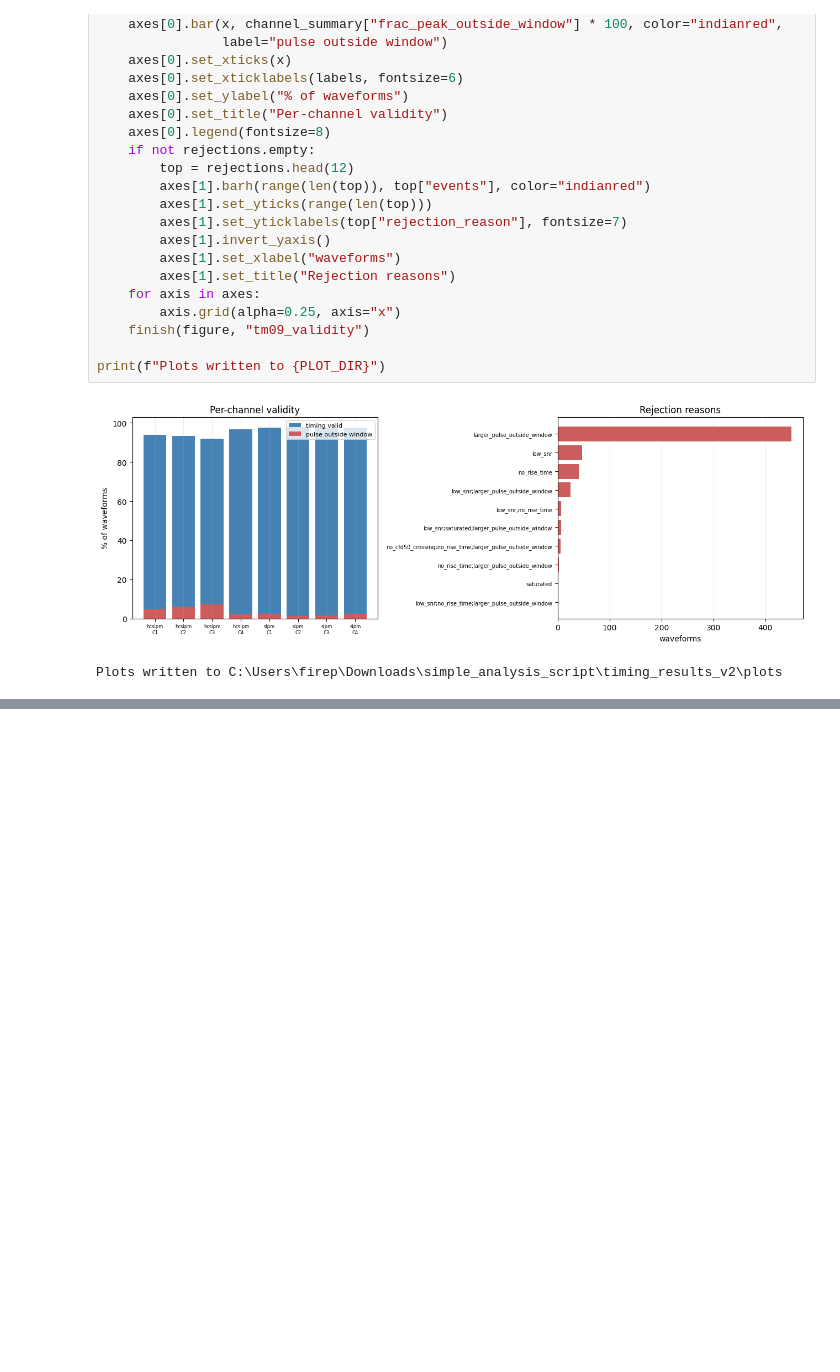
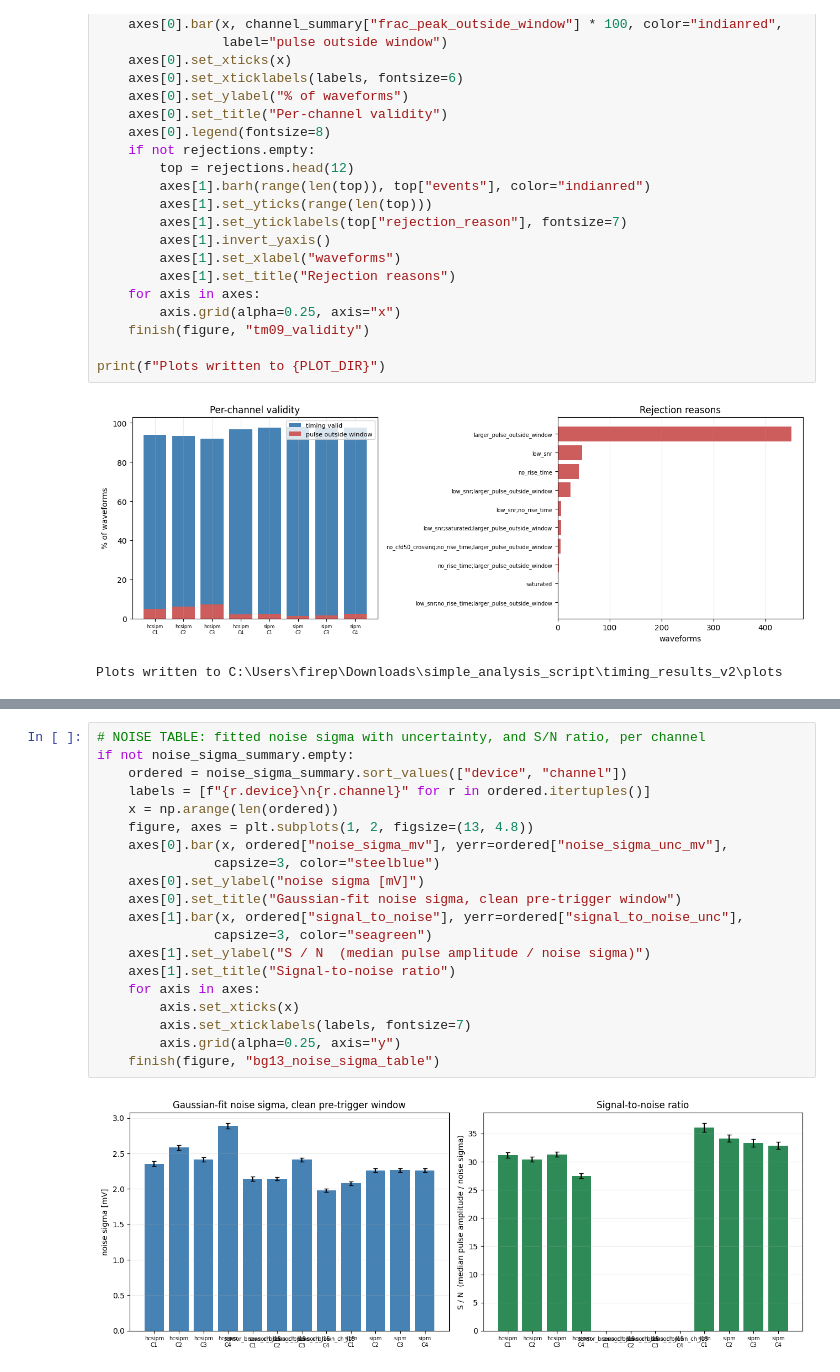
Before and after one commit to ahaines561/static_timing_analysis_sipm, a Jupyter notebook: timing_plots.ipynb, the cells around one changed output, grey strips where cells are left out. Saved outputs shown, nothing was run; the diff lists cells and outputs as text; blank space fills up the shorter version.

```diff
--- a/timing_plots.ipynb
+++ b/timing_plots.ipynb
@@ -643,0 +729,22 @@ Plots written to C:\Users\firep\Downloads\simple_analysis_script\timing_results_
+# %%
+# NOISE TABLE: fitted noise sigma with uncertainty, and S/N ratio, per channel
+if not noise_sigma_summary.empty:
+    ordered = noise_sigma_summary.sort_values(["device", "channel"])
+    labels = [f"{r.device}\n{r.channel}" for r in ordered.itertuples()]
+    x = np.arange(len(ordered))
+    figure, axes = plt.subplots(1, 2, figsize=(13, 4.8))
+    axes[0].bar(x, ordered["noise_sigma_mv"], yerr=ordered["noise_sigma_unc_mv"],
+               capsize=3, color="steelblue")
+    axes[0].set_ylabel("noise sigma [mV]")
+    axes[0].set_title("Gaussian-fit noise sigma, clean pre-trigger window")
+    axes[1].bar(x, ordered["signal_to_noise"], yerr=ordered["signal_to_noise_unc"],
+               capsize=3, color="seagreen")
+    axes[1].set_ylabel("S / N  (median pulse amplitude / noise sigma)")
+    axes[1].set_title("Signal-to-noise ratio")
+    for axis in axes:
+        axis.set_xticks(x)
+        axis.set_xticklabels(labels, fontsize=7)
+        axis.grid(alpha=0.25, axis="y")
+    finish(figure, "bg13_noise_sigma_table")
+# %% [output]
+[figure, added]
```
Also changed, not shown: parts of 10 cells of this notebook, 2 other files.
